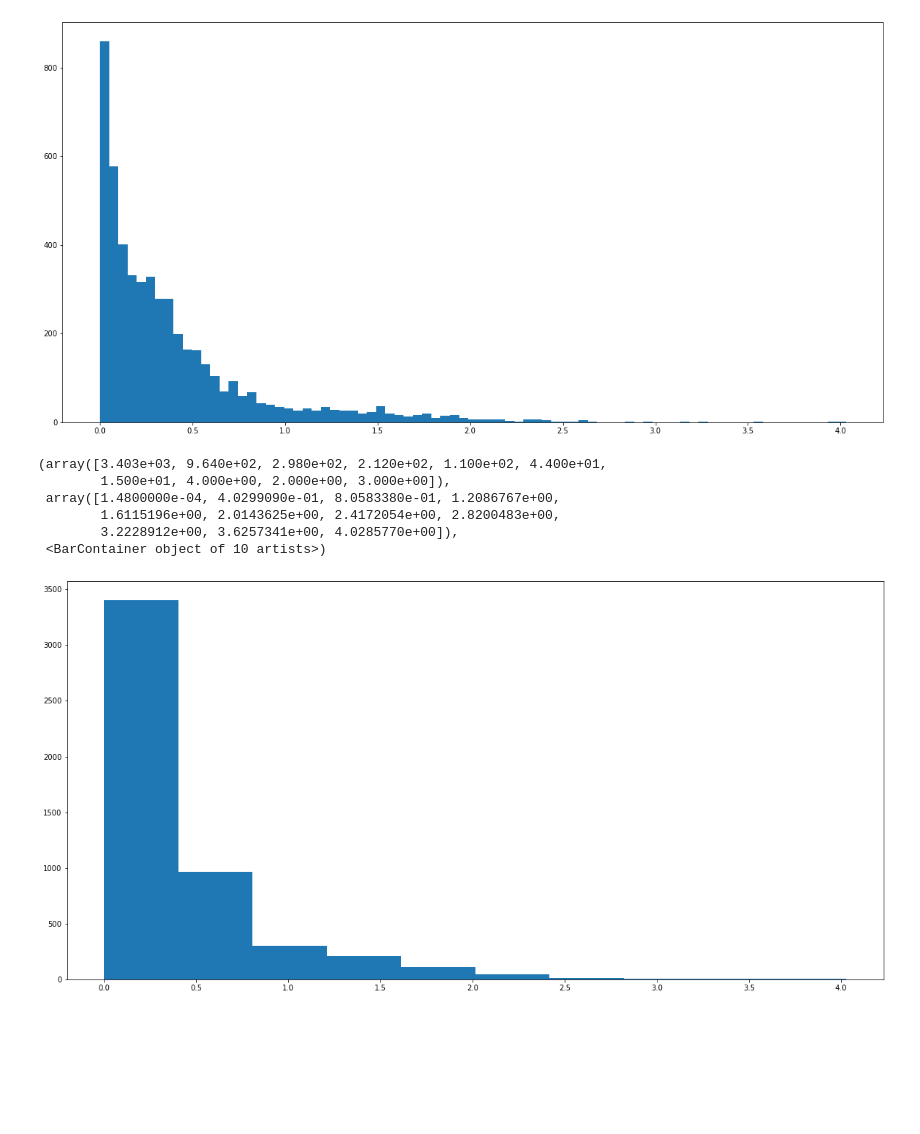
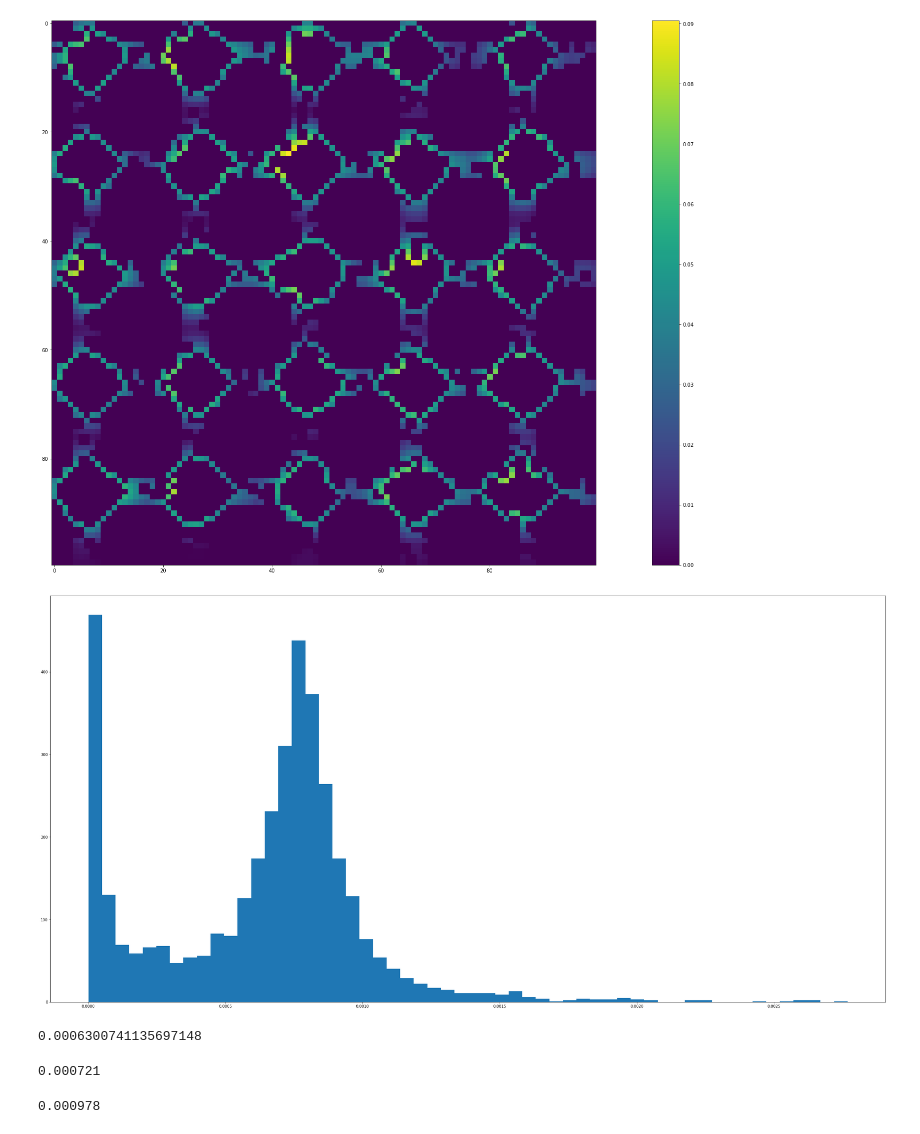
Before and after one commit to atdinescu/py_scripts, a Jupyter notebook: bone_remodeling_results.ipynb, the cells around one changed output. Cells and saved outputs as stored; diff of their text form; code cells hidden in the pictures; blank space fills up the shorter version.

```diff
--- a/bone_remodeling_results.ipynb
+++ b/bone_remodeling_results.ipynb
@@ -94,0 +73,10 @@ plt.tight_layout(h_pad=1)
+# %%
+plt.rcParams['figure.figsize'] = [40,20]
+# %%
+fig, ax = plt.subplots()
+im0 = plt.imshow(im_sumsed[:,:])
+cbar = fig.colorbar(im0)
+cbar_ticks = np.linspace(0., 0.10, num=11, endpoint=True)
+cbar.set_ticks(cbar_ticks)
+# %% [output]
+[figure, added]
@@ -95,17 +92,20 @@ plt.tight_layout(h_pad=1)
 # %%
-w = 0.05
+#w = 0.05
+w = 5e-5
 n = math.ceil((im_sed.max() - im_sed.min())/w)
 ax = plt.hist(im_sed[im_sed>0], bins = n)
 # %% [output]
-[figure, old version]
+[figure, new version]
-# %%
-plt.hist(im_sed[im_sed>0])
-# %% [output]
-(array([3.403e+03, 9.640e+02, 2.980e+02, 2.120e+02, 1.100e+02, 4.400e+01,
-        1.500e+01, 4.000e+00, 2.000e+00, 3.000e+00]),
- array([1.4800000e-04, 4.0299090e-01, 8.0583380e-01, 1.2086767e+00,
-        1.6115196e+00, 2.0143625e+00, 2.4172054e+00, 2.8200483e+00,
-        3.2228912e+00, 3.6257341e+00, 4.0285770e+00]),
- <BarContainer object of 10 artists>)
-[figure, removed]
+# %%
+np.mean(im_sed[im_sed>0])
+# %% [output]
+0.0006300741135697148
+# %%
+np.median(im_sed[im_sed>0])
+# %% [output]
+0.000721
+# %%
+np.percentile(im_sed[im_sed>0],90)
+# %% [output]
+0.000978
 # %%
```
Also changed, not shown: parts of 10 cells of this notebook.
